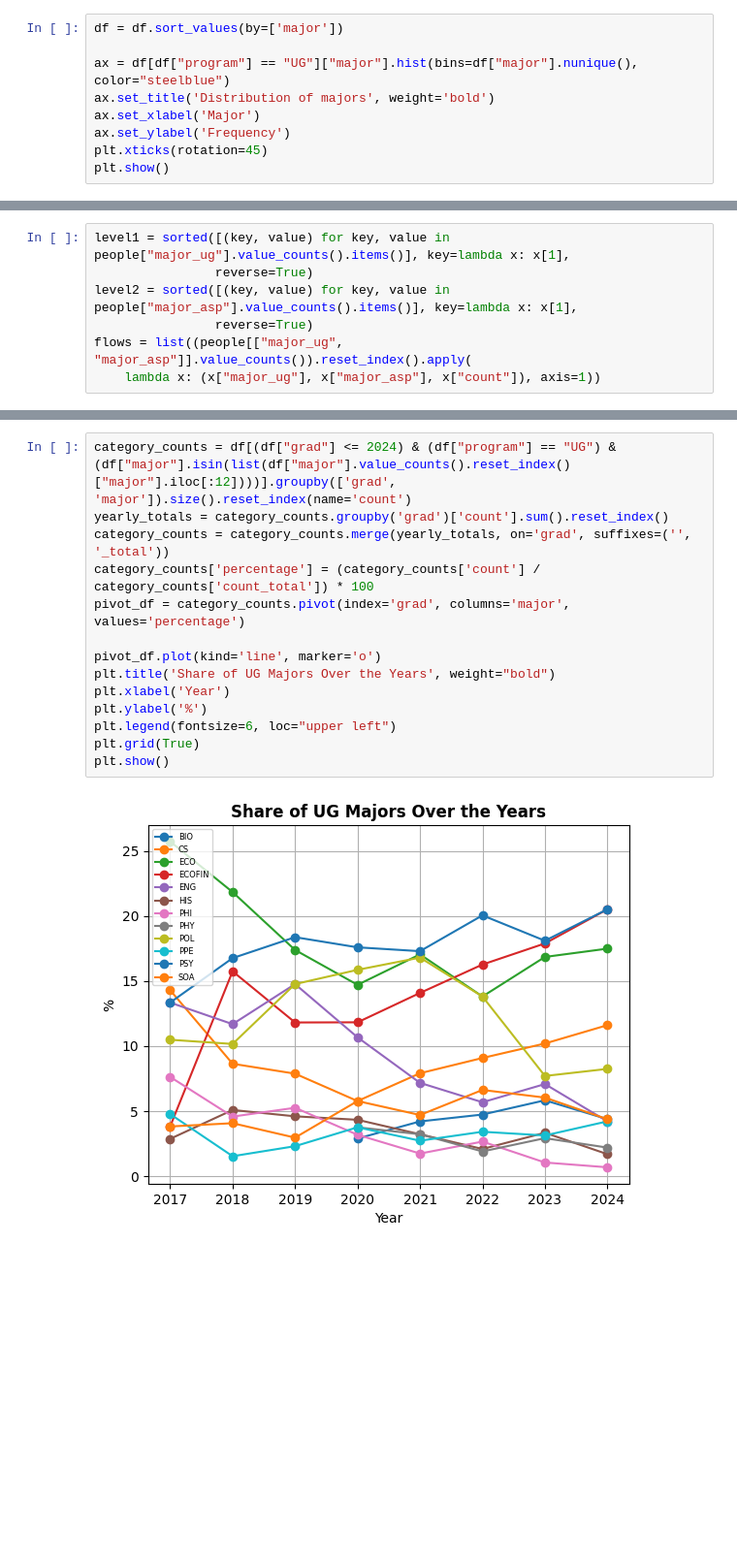
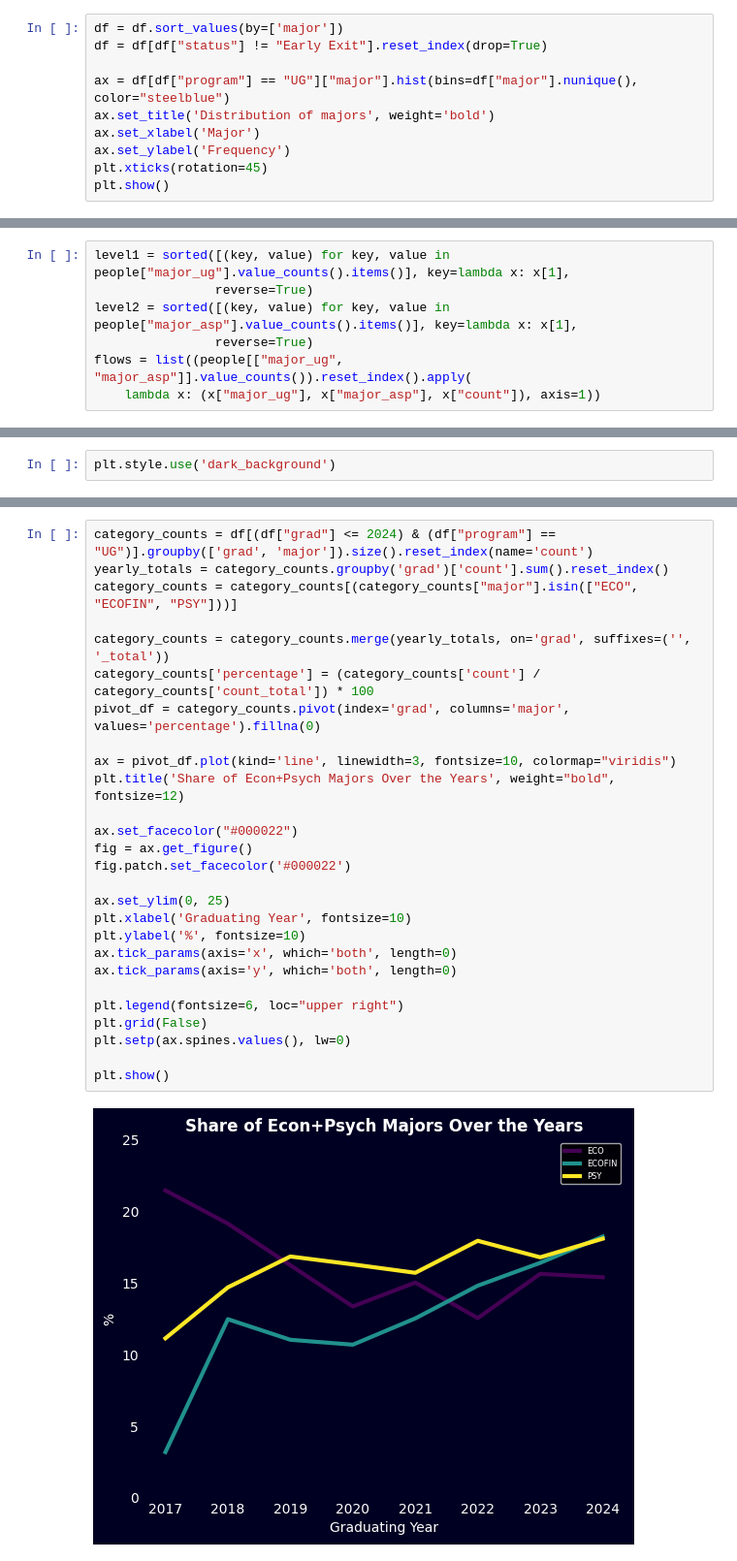
Before and after one commit to kkkarnav/ashokaDemo, a Jupyter notebook: 4_analyse_students.ipynb, the cells around one changed output, grey strips where cells are left out. Shown at 97% size. Saved outputs shown, nothing was run; the diff lists cells and outputs as text; blank space fills up the shorter version.

```diff
--- a/4_analyse_students.ipynb
+++ b/4_analyse_students.ipynb
@@ -30,6 +31,7 @@ df
 7006 rows × 11 columns
 # %%
 df = df.sort_values(by=['major'])
+df = df[df["status"] != "Early Exit"].reset_index(drop=True)
 
 ax = df[df["program"] == "UG"]["major"].hist(bins=df["major"].nunique(), color="steelblue")
 ax.set_title('Distribution of majors', weight='bold')
@@ -119,0 +122,2 @@ s.draw()
+# %%
+plt.style.use('dark_background')
@@ -120,16 +320,29 @@ s.draw()
 # %%
-category_counts = df[(df["grad"] <= 2024) & (df["program"] == "UG") & (df["major"].isin(list(df["major"].value_counts().reset_index()["major"].iloc[:12])))].groupby(['grad', 'major']).size().reset_index(name='count')
+category_counts = df[(df["grad"] <= 2024) & (df["program"] == "UG")].groupby(['grad', 'major']).size().reset_index(name='count')
 yearly_totals = category_counts.groupby('grad')['count'].sum().reset_index()
+category_counts = category_counts[(category_counts["major"].isin(["ECO", "ECOFIN", "PSY"]))]
+
 category_counts = category_counts.merge(yearly_totals, on='grad', suffixes=('', '_total'))
 category_counts['percentage'] = (category_counts['count'] / category_counts['count_total']) * 100
-pivot_df = category_counts.pivot(index='grad', columns='major', values='percentage')
+pivot_df = category_counts.pivot(index='grad', columns='major', values='percentage').fillna(0)
 
-pivot_df.plot(kind='line', marker='o')
-plt.title('Share of UG Majors Over the Years', weight="bold")
-plt.xlabel('Year')
-plt.ylabel('%')
-plt.legend(fontsize=6, loc="upper left")
-plt.grid(True)
+ax = pivot_df.plot(kind='line', linewidth=3, fontsize=10, colormap="viridis")
+plt.title('Share of Econ+Psych Majors Over the Years', weight="bold", fontsize=12)
+
+ax.set_facecolor("#000022")
+fig = ax.get_figure()
+fig.patch.set_facecolor('#000022')
+
+ax.set_ylim(0, 25)
+plt.xlabel('Graduating Year', fontsize=10)
+plt.ylabel('%', fontsize=10)
+ax.tick_params(axis='x', which='both', length=0)
+ax.tick_params(axis='y', which='both', length=0)
+
+plt.legend(fontsize=6, loc="upper right")
+plt.grid(False)
+plt.setp(ax.spines.values(), lw=0)
+
 plt.show()
 # %% [output]
-[figure, old version]
+[figure, new version]
```
Also changed, not shown: parts of 29 cells of this notebook, 7 other files.
